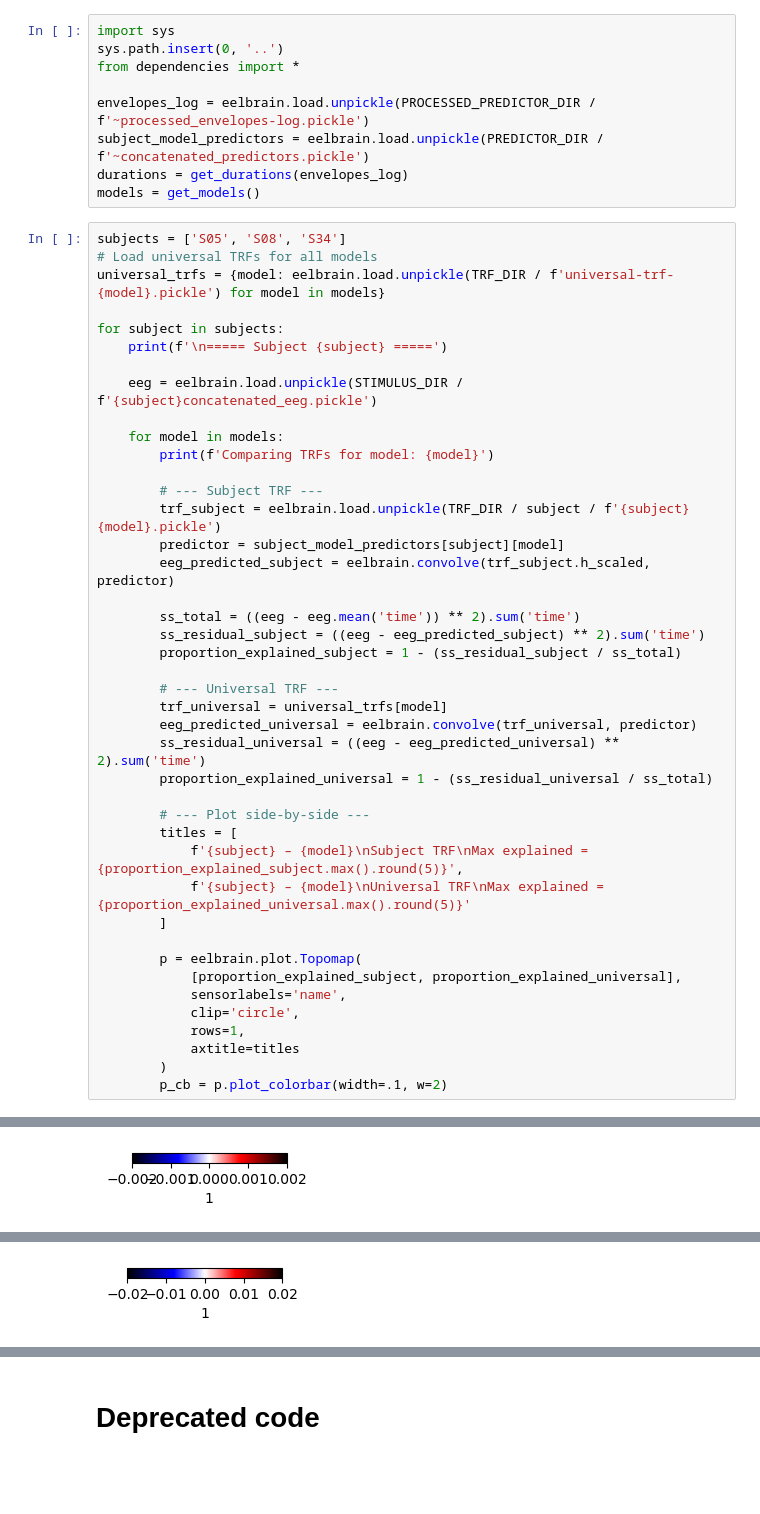
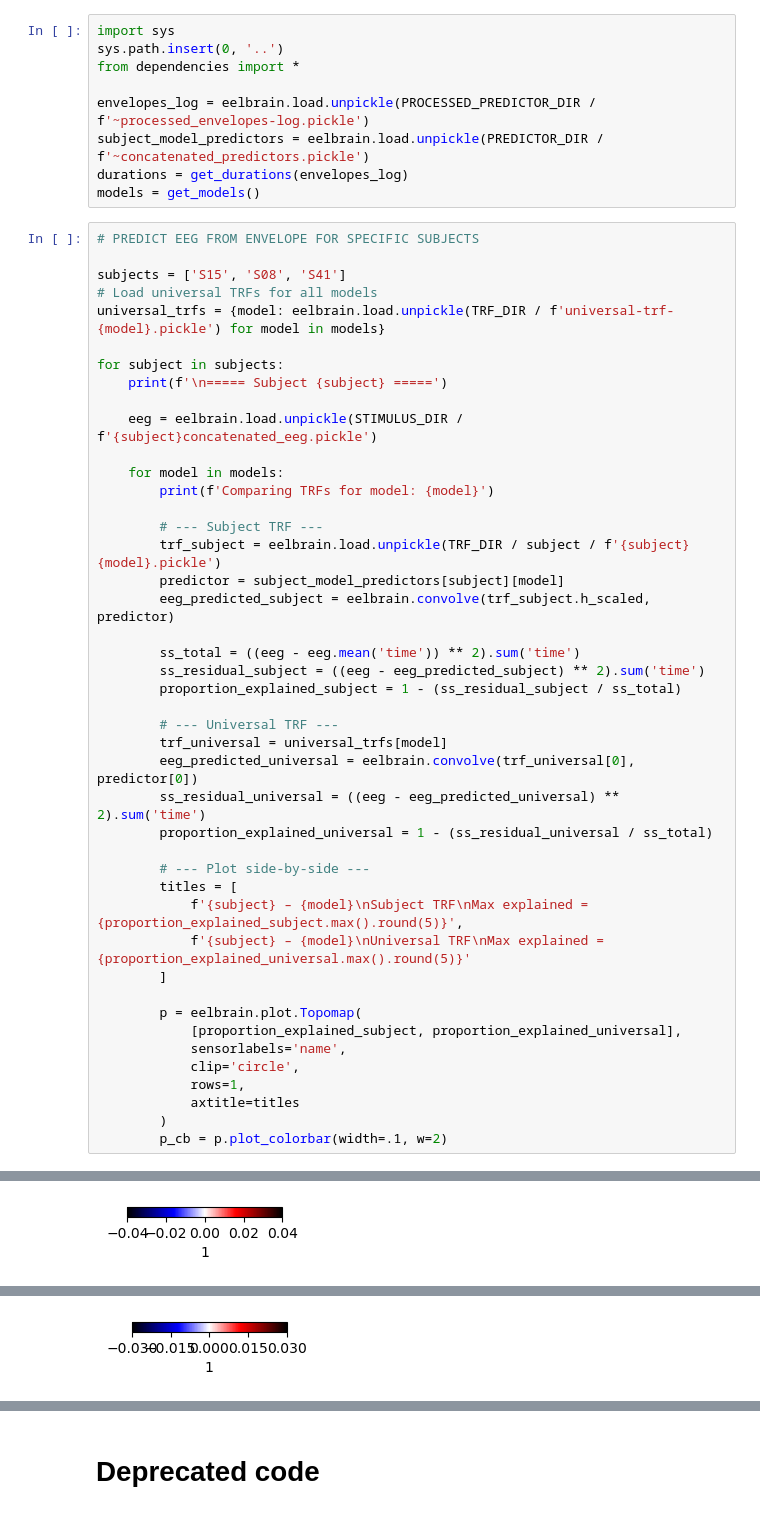
Before and after one commit to manito-coder/Alice, a Jupyter notebook: analysis/predict-eeg.ipynb, the cells around one changed output, grey strips where cells are left out. Drawn from its saved outputs; the diff is of its cells as text; blank space fills up the shorter version.

```diff
--- a/analysis/predict-eeg.ipynb
+++ b/analysis/predict-eeg.ipynb
@@ -8,7 +8,9 @@ subject_model_predictors = eelbrain.load.unpickle(PREDICTOR_DIR / f'~concatenate
 durations = get_durations(envelopes_log)
 models = get_models()
 # %%
-subjects = ['S05', 'S08', 'S34']
+# PREDICT EEG FROM ENVELOPE FOR SPECIFIC SUBJECTS
+
+subjects = ['S15', 'S08', 'S41']
 # Load universal TRFs for all models
 universal_trfs = {model: eelbrain.load.unpickle(TRF_DIR / f'universal-trf-{model}.pickle') for model in models}
 
@@ -31,7 +33,7 @@ for subject in subjects:
 
         # --- Universal TRF ---
         trf_universal = universal_trfs[model]
-        eeg_predicted_universal = eelbrain.convolve(trf_universal, predictor)
+        eeg_predicted_universal = eelbrain.convolve(trf_universal[0], predictor[0])
         ss_residual_universal = ((eeg - eeg_predicted_universal) ** 2).sum('time')
         proportion_explained_universal = 1 - (ss_residual_universal / ss_total)
 
@@ -65 +70 @@ Comparing TRFs for model: envelope_onset
-[figure, old version]
+[figure, new version]
@@ -67 +72 @@ Comparing TRFs for model: envelope_onset
-[figure, old version]
+[figure, new version]
```
Also changed, not shown: parts of 1 cell of this notebook, 2 other files.
